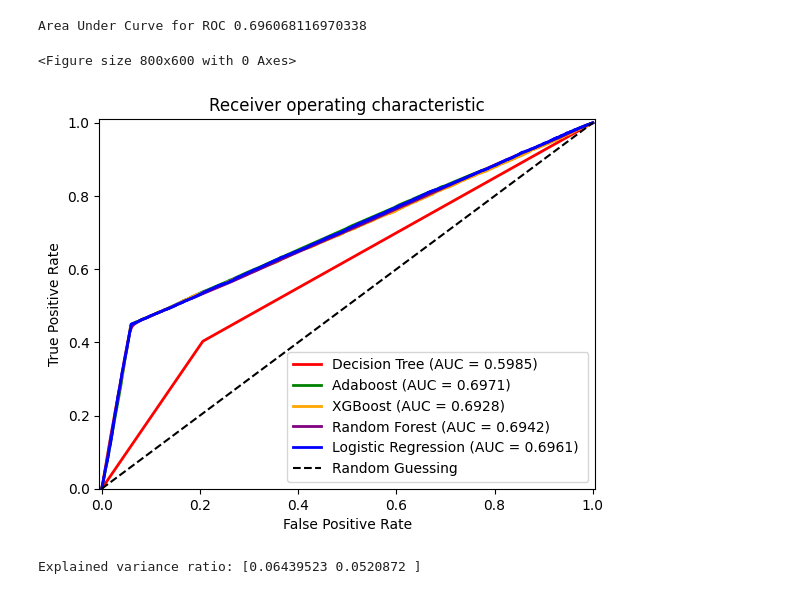
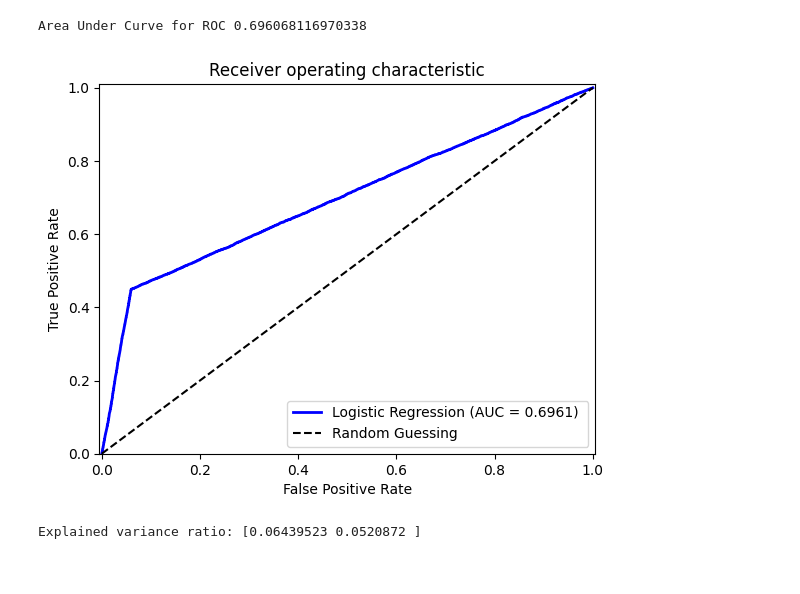
Before and after one commit to Jdhwang98/thyroid-cancer-prediction, a Jupyter notebook: thyroid_cancer_risk.ipynb, the cells around one changed output. Saved outputs shown, nothing was run; the diff lists cells and outputs as text; code cells hidden in the pictures.

```diff
--- a/thyroid_cancer_risk.ipynb
+++ b/thyroid_cancer_risk.ipynb
@@ -371,32 +371,31 @@ Area Under Curve for ROC 0.696068116970338
 # %%
 %matplotlib inline
 
 plt.figure()
 
 # Roc Curve:
-plt.plot(fpr_dt, tpr_dt, color='red', lw=2, label='Decision Tree (AUC = %0.4f)' % AUC_dt)
-plt.plot(fpr_ab, tpr_ab, color='green', lw=2, label='Adaboost (AUC = %0.4f)' % AUC_ab)
-plt.plot(fpr_xg, tpr_xg,color='orange', lw=2, label='XGBoost (AUC = %0.4f)' % AUC_xg)
-plt.plot(fpr_rf, tpr_rf,color='purple', lw=2, label='Random Forest (AUC = %0.4f)' % AUC_rf)
+# plt.plot(fpr_dt, tpr_dt, color='red', lw=2, label='Decision Tree (AUC = %0.4f)' % AUC_dt)
+# plt.plot(fpr_ab, tpr_ab, color='green', lw=2, label='Adaboost (AUC = %0.4f)' % AUC_ab)
+# plt.plot(fpr_xg, tpr_xg,color='orange', lw=2, label='XGBoost (AUC = %0.4f)' % AUC_xg)
+# plt.plot(fpr_rf, tpr_rf,color='purple', lw=2, label='Random Forest (AUC = %0.4f)' % AUC_rf)
 plt.plot(fpr_lr, tpr_lr, color="blue", lw=2, label="Logistic Regression (AUC = %0.4f) " %AUC_lr)
 
 # Random Guess line:
 plt.plot([0, 1], [0, 1], 'k--', label="Random Guessing")
 
 # Defining The Range of X-Axis and Y-Axis:
 plt.xlim([-0.005, 1.005])
 plt.ylim([0.0, 1.01])
 
 # Labels, Title, Legend:
 plt.xlabel('False Positive Rate')
 plt.ylabel('True Positive Rate')
 plt.title('Receiver operating characteristic')
 plt.legend(loc="lower right")
 
 plt.show()
 # %% [output]
-<Figure size 800x600 with 0 Axes>
-[figure, old version]
+[figure, new version]
 # %%
 pca_lr = PCA(n_components=2)
 
```
Also changed, not shown: parts of 6 cells of this notebook.
